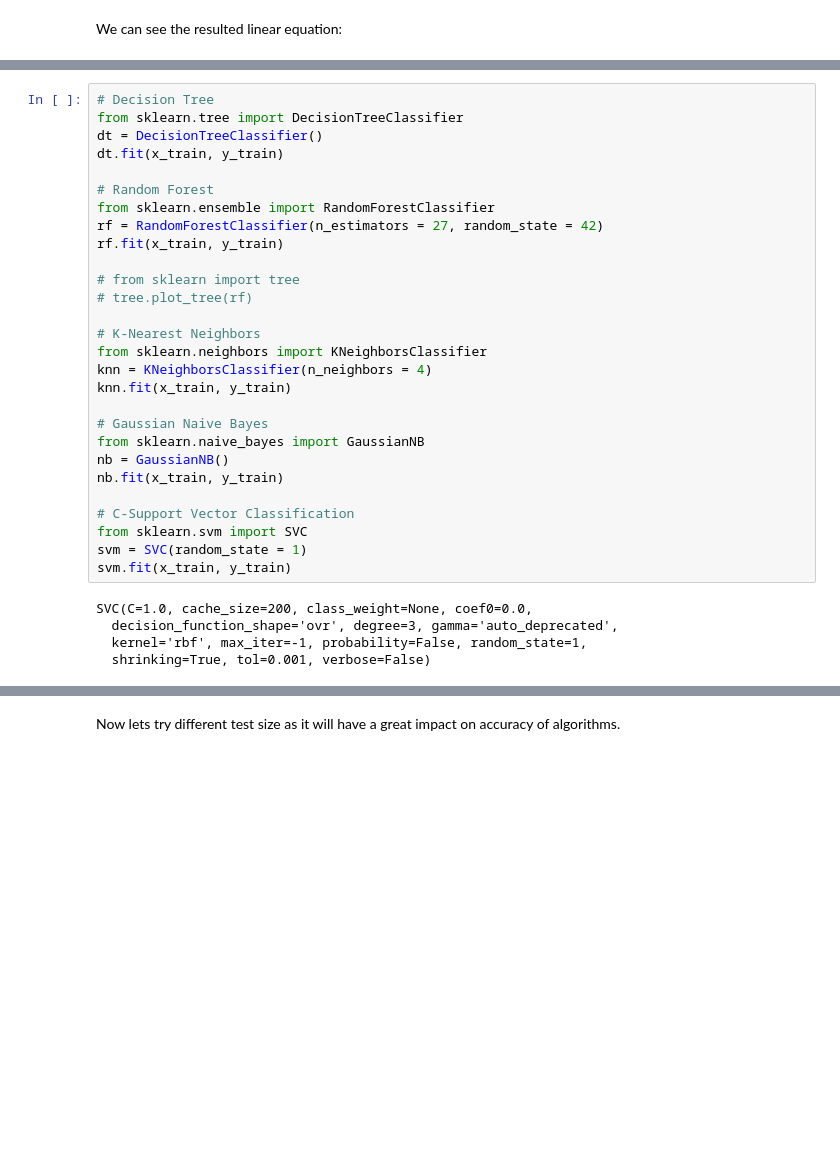
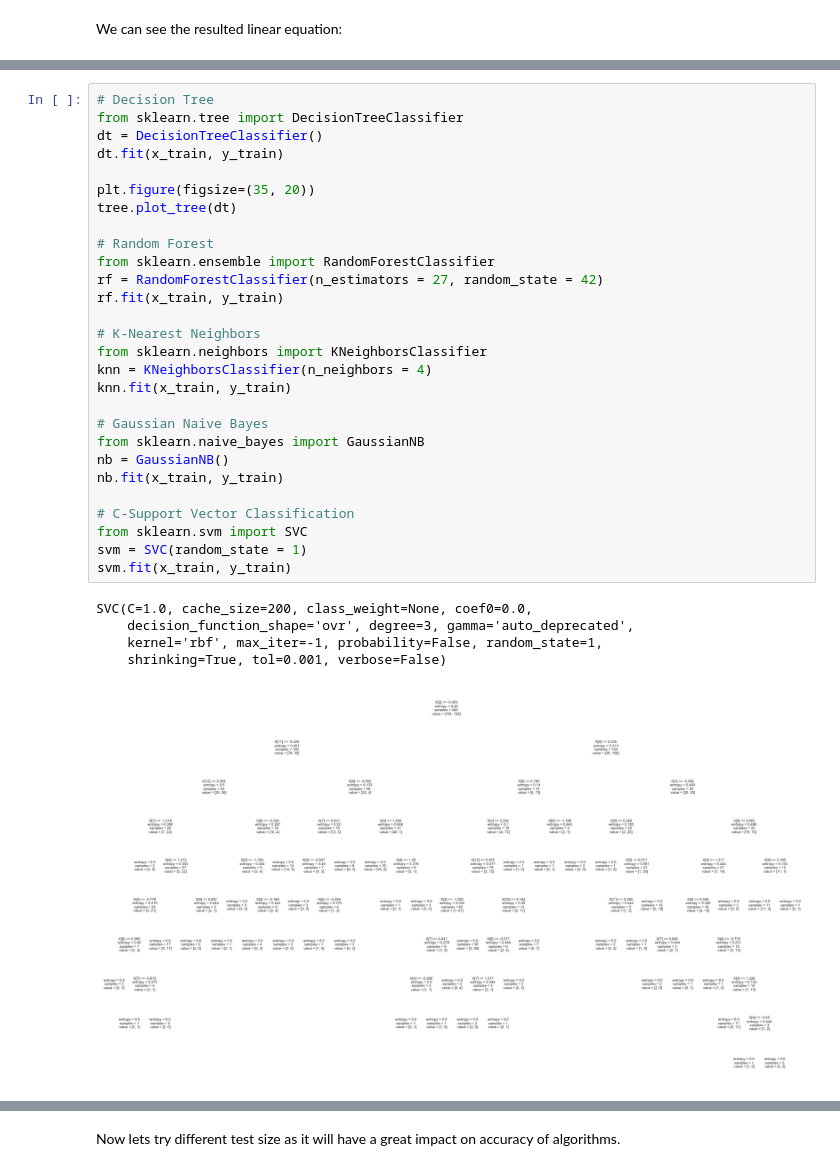
Before and after one commit to altzii/statistics, a Jupyter notebook: Project/project_heart_disease.ipynb, the cells around one changed output, grey strips where cells are left out. Saved outputs shown, nothing was run; the diff lists cells and outputs as text; blank space fills up the shorter version.

```diff
--- a/Project/project_heart_disease.ipynb
+++ b/Project/project_heart_disease.ipynb
@@ -630,13 +630,13 @@ from sklearn.tree import DecisionTreeClassifier
 dt = DecisionTreeClassifier()
 dt.fit(x_train, y_train)
 
+plt.figure(figsize=(35, 20))
+tree.plot_tree(dt)
+
 # Random Forest
 from sklearn.ensemble import RandomForestClassifier
 rf = RandomForestClassifier(n_estimators = 27, random_state = 42)
 rf.fit(x_train, y_train)
-
-# from sklearn import tree
-# tree.plot_tree(rf)
 
 # K-Nearest Neighbors
 from sklearn.neighbors import KNeighborsClassifier
@@ -660,3 +660,4 @@ SVC(C=1.0, cache_size=200, class_weight=None, coef0=0.0,
+[figure, added]
 # %%
 print("Logistic Regression Score : {}".format(lr.score(x_test, y_test)))
 print("Decision Tree Score ..... : {}".format(dt.score(x_test, y_test)))
```
Also changed, not shown: parts of 45 cells of this notebook, 1 other file.
